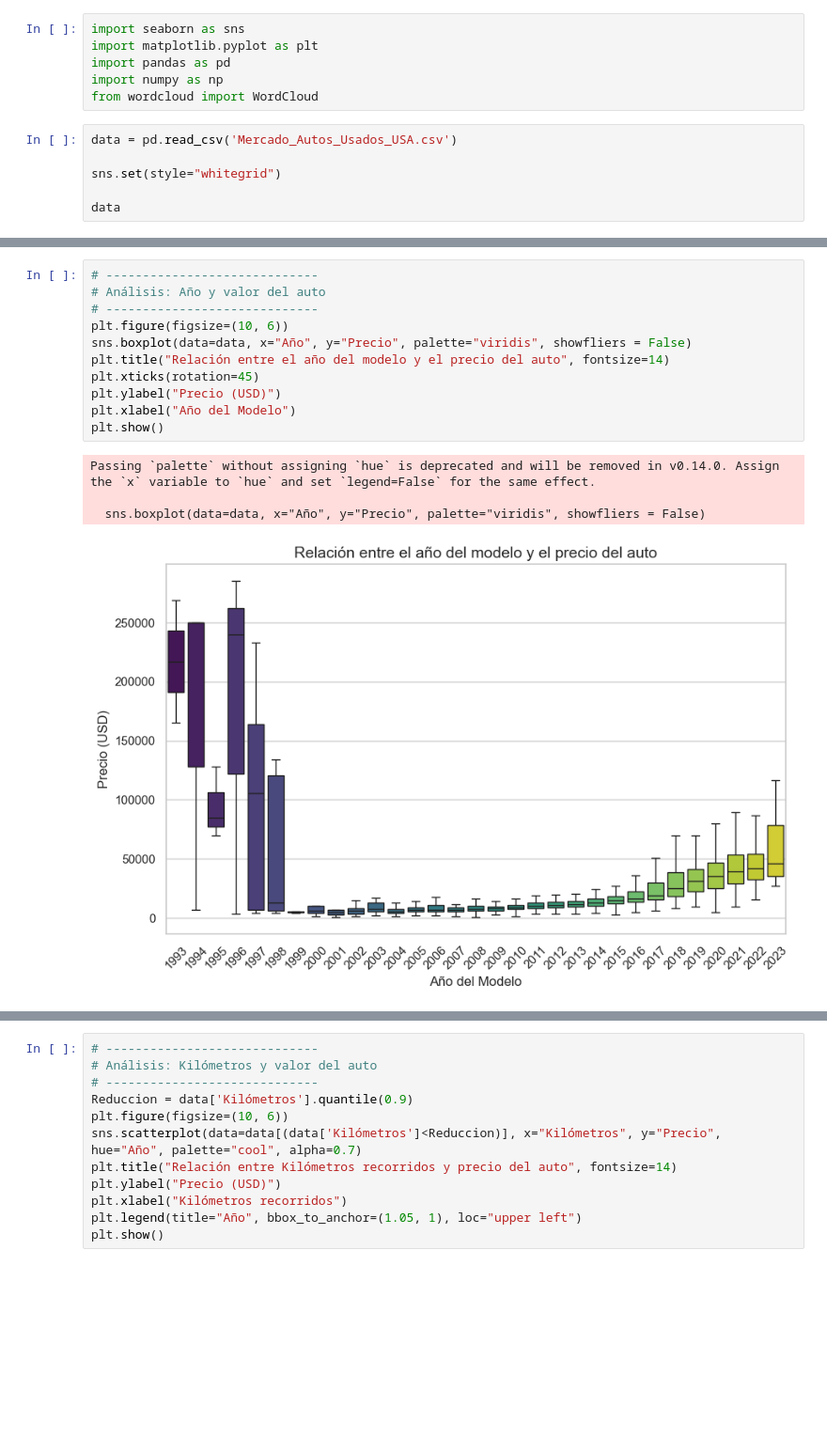
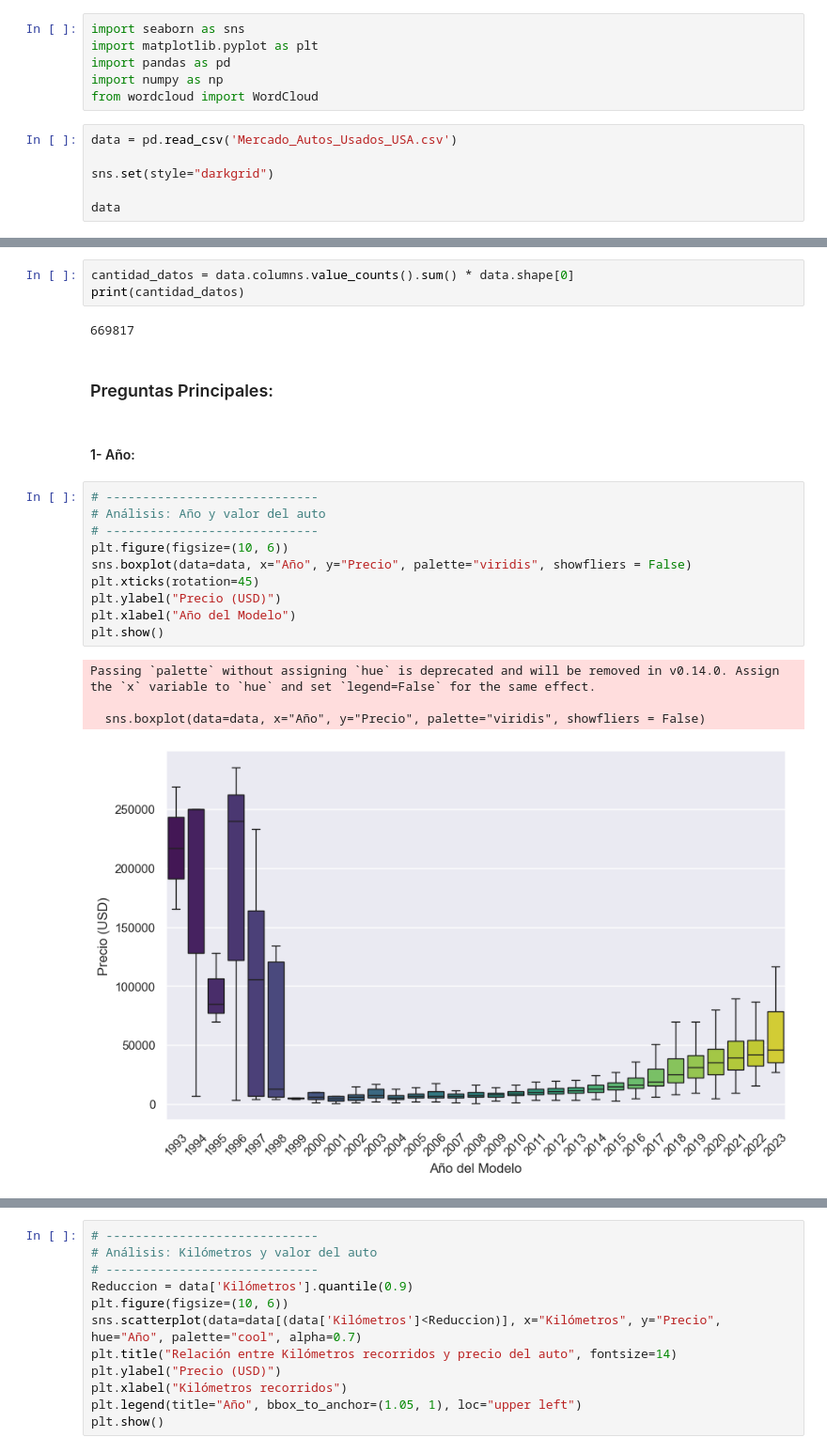
Before and after one commit to emalincic/Primer_Entrega_DS2, a Jupyter notebook: Asistencia_precios.ipynb, the cells around one changed output, grey strips where cells are left out. Shown at 94% size. Cells and saved outputs as stored; diff of their text form; blank space fills up the shorter version.

```diff
--- a/Asistencia_precios.ipynb
+++ b/Asistencia_precios.ipynb
@@ -7,6 +49,6 @@ from wordcloud import WordCloud
 # %%
 data = pd.read_csv('Mercado_Autos_Usados_USA.csv')
 
-sns.set(style="whitegrid")
+sns.set(style="darkgrid")
 
 data
@@ -90,16 +123,24 @@ Passing `palette` without assigning `hue` is deprecated and will be removed in v
+# %%
+cantidad_datos = data.columns.value_counts().sum() * data.shape[0]
+print(cantidad_datos)
+# %% [output]
+669817
+# %% [markdown]
+### Preguntas Principales:
+# %% [markdown]
+#### 1- Año:
 # %%
 # -----------------------------
 # Análisis: Año y valor del auto
 # -----------------------------
 plt.figure(figsize=(10, 6))
 sns.boxplot(data=data, x="Año", y="Precio", palette="viridis", showfliers = False)
-plt.title("Relación entre el año del modelo y el precio del auto", fontsize=14)
 plt.xticks(rotation=45)
 plt.ylabel("Precio (USD)")
 plt.xlabel("Año del Modelo")
 plt.show()
 # %% [output]
 Passing `palette` without assigning `hue` is deprecated and will be removed in v0.14.0. Assign the `x` variable to `hue` and set `legend=False` for the same effect.
 
   sns.boxplot(data=data, x="Año", y="Precio", palette="viridis", showfliers = False)
-[figure, old version]
+[figure, new version]
```
Also changed, not shown: parts of 36 cells of this notebook, 1 other file.
